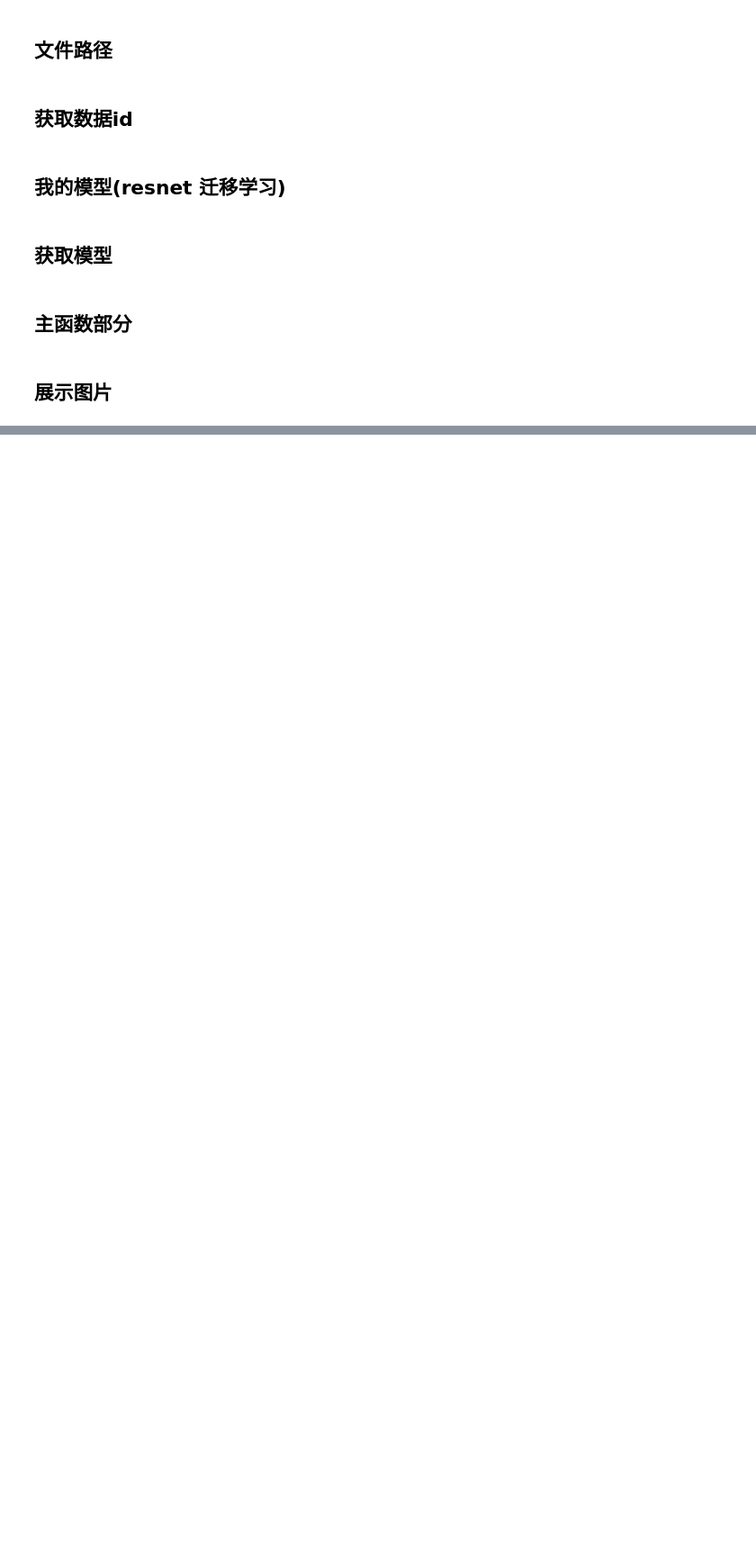
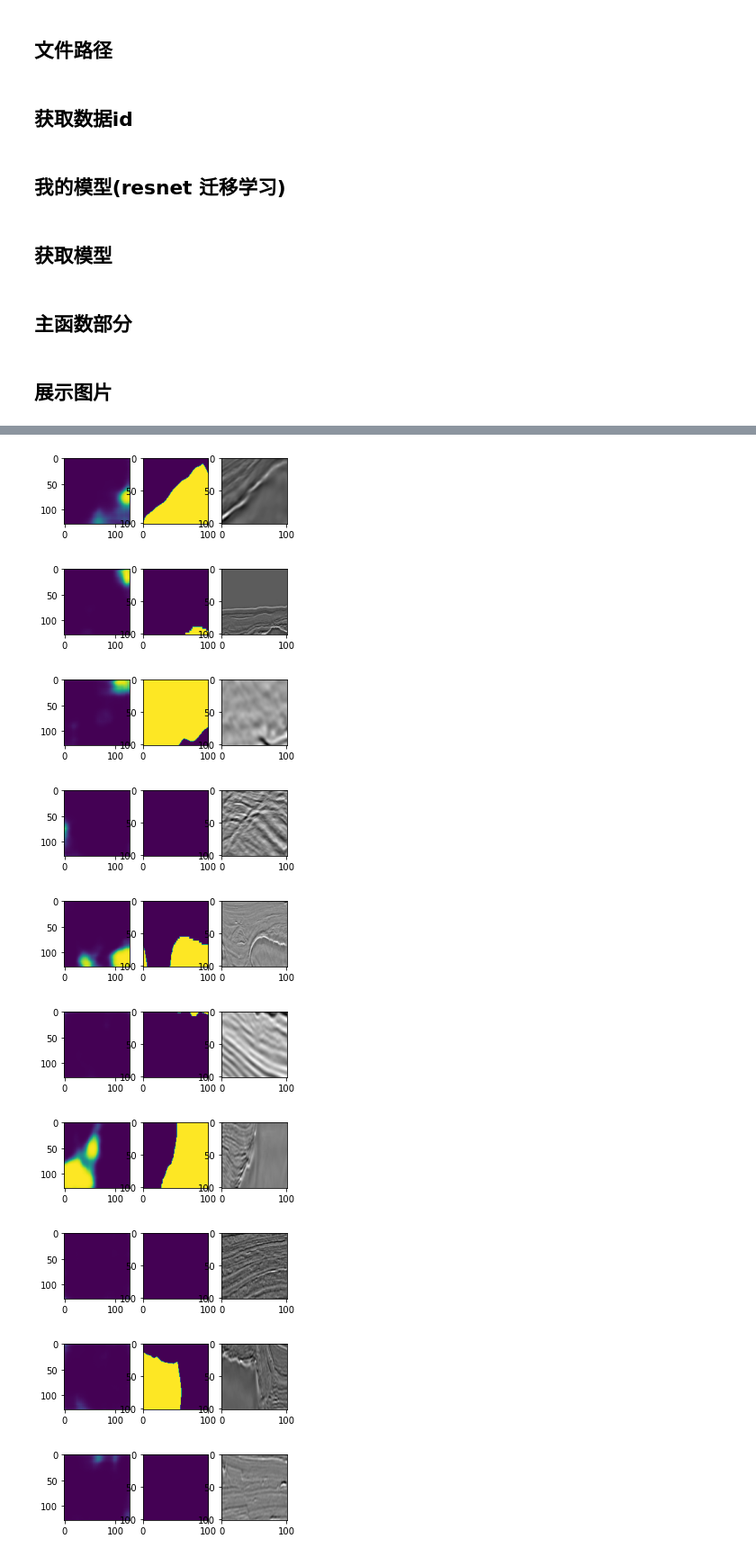
Before and after one commit to bbblll/deeplearning, a Jupyter notebook: resnet_18_结果.ipynb, the cells around one changed output, grey strips where cells are left out. Shown: that part at 90% size. Cells and saved outputs as stored; diff of their text form; code cells hidden in the pictures; blank space fills up the shorter version.

```diff
--- a/resnet_18_结果.ipynb
+++ b/resnet_18_结果.ipynb
@@ -35,3 +32,13 @@ all_ids = depths['id'].values # 取出所有id
+# %%
+depths = pd.read_csv(src + '/train.csv')
+fold = (list(range(5))*1000)[:len(depths)] # [0,1,2,3,4,0,1,2...]
+depths['fold'] = fold # 将数据标记为五份
+all_ids = depths['id'].values # 取出所有id
+
+fold = []
+for i in range(5):
+  tem = depths.loc[depths['fold']==i,'id'].values
+  fold.append(tem)
 # %% [markdown]
 ## 我的模型(resnet 迁移学习)
 # %%
@@ -99,7 +106,8 @@ def get_model(key):
   model = resnet18_model()
   model.load_state_dict(torch.load("./weight/" + key+ ".pth"))
   return model
-salt = get_model("epoch_best")
+# salt = get_model("epoch_best")
+salt = get_model("aver_epoch_best")
 # %% [markdown]
 ## 主函数部分
 # %%
@@ -130,7 +138,9 @@ def show_output(id):
   output = salt(image_tensor)
   pre_image = torch.sigmoid(output.squeeze()).detach().numpy()
 
+
   plt.figure()
+  plt.title("train")
   plt.subplot(1,4,1)
   plt.imshow(pre_image)
   plt.subplot(1,4,2)
@@ -138,4 +148,4 @@ def show_output(id):
   plt.subplot(1,4,3)
   plt.imshow(img)
   plt.show()
-  return pre_image,mask,img
+  # return pre_image,mask,img
@@ -200,0 +154,14 @@ torch.Size([12, 64, 128, 128])
+# %%
+for i in range(20):
+  show_output(fold[0][i])
+# %% [output]
+[figure, added]
+[figure, added]
+[figure, added]
+[figure, added]
+[figure, added]
+[figure, added]
+[figure, added]
+[figure, added]
+[figure, added]
+[figure, added]
```
Also changed, not shown: parts of 10 cells of this notebook, 8 other files.
